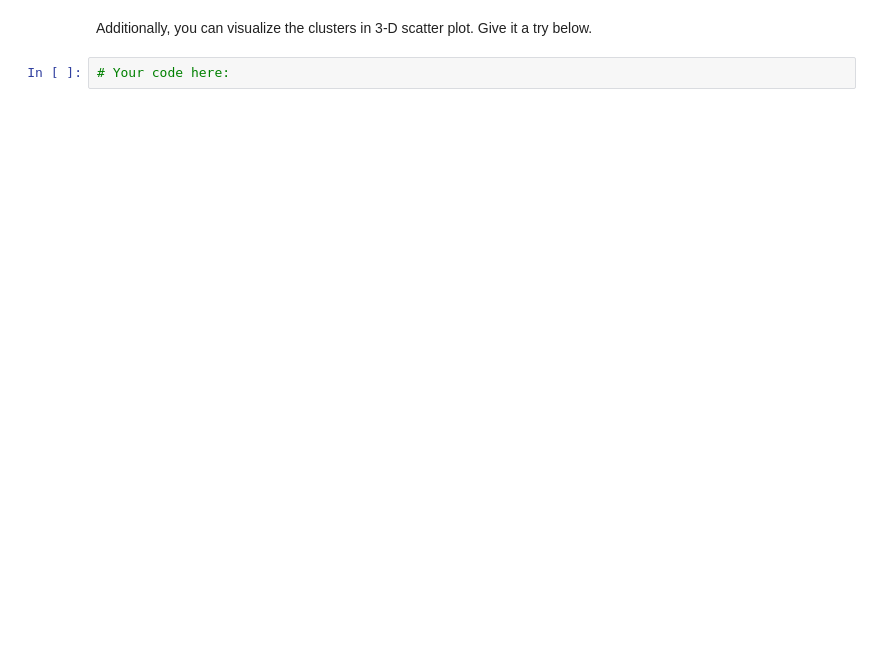
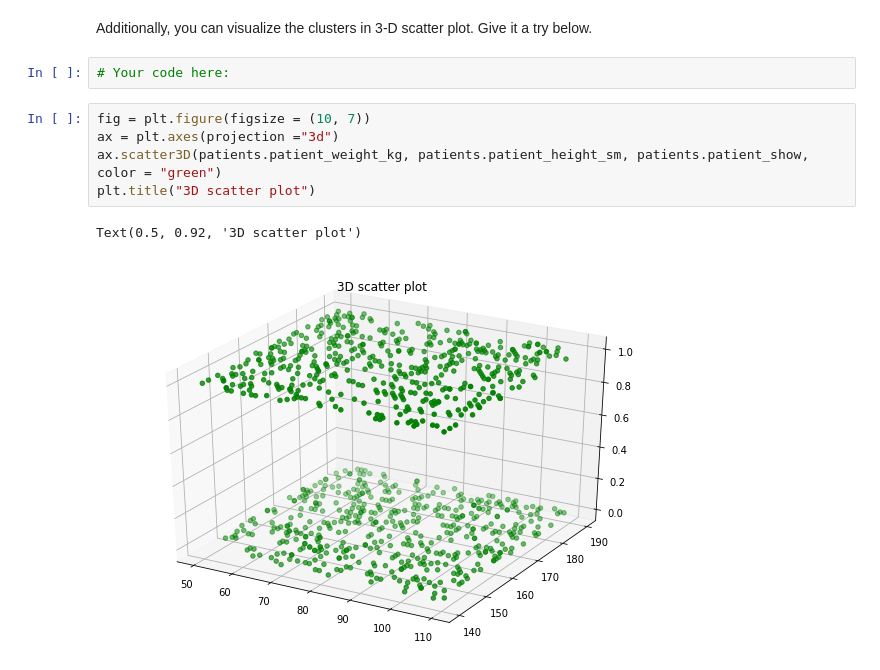
Before and after one commit to Ironhack-Data-Madrid-Enero-2022/lab-sklearn-and-unsupervised-learning, a Jupyter notebook: your-code/main.ipynb, the cells around one changed output. Drawn from its saved outputs; the diff is of its cells as text; blank space fills up the shorter version.

```diff
--- a/your-code/main.ipynb
+++ b/your-code/main.ipynb
@@ -207,3 +457,11 @@ If the scatter plot does not make any sense to you, it means the features you ch
 Additionally, you can visualize the clusters in 3-D scatter plot. Give it a try below.
 # %%
 # Your code here:
+# %%
+fig = plt.figure(figsize = (10, 7))
+ax = plt.axes(projection ="3d")
+ax.scatter3D(patients.patient_weight_kg, patients.patient_height_sm, patients.patient_show, color = "green")
+plt.title("3D scatter plot")
+# %% [output]
+Text(0.5, 0.92, '3D scatter plot')
+[figure, added]
```
Also changed, not shown: parts of 70 cells of this notebook.
